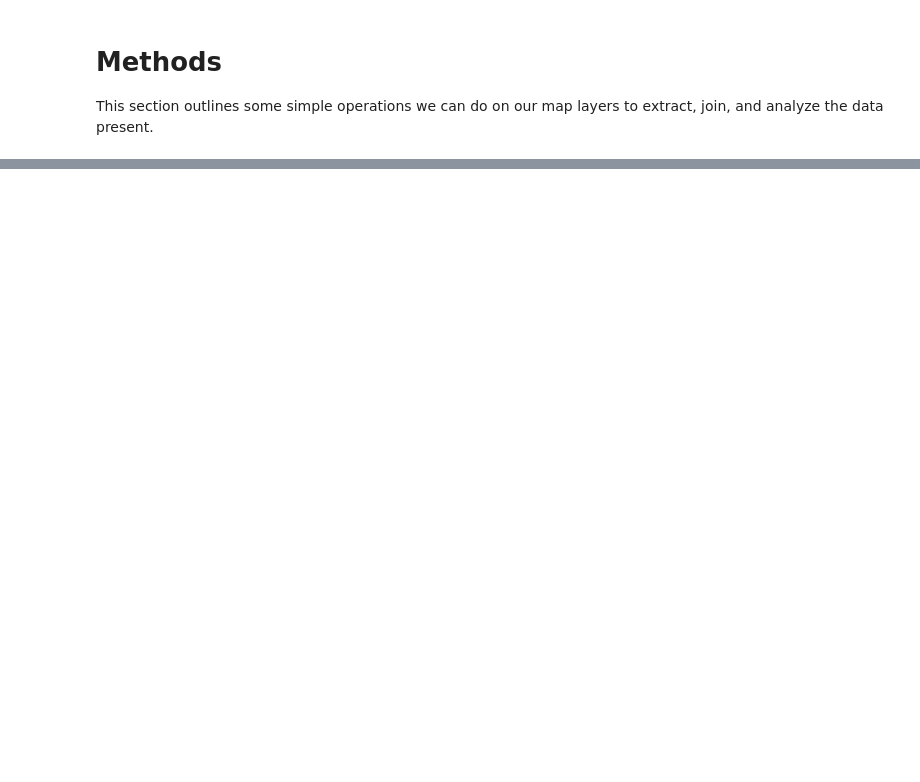
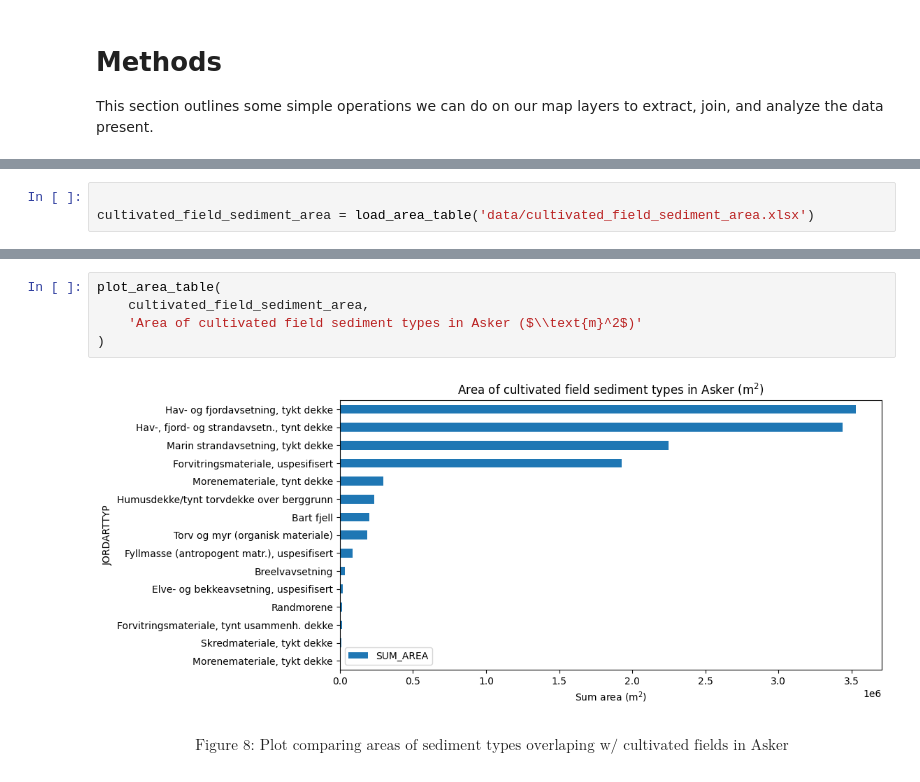
Before and after one commit to pmhalvor/geo4460, a Jupyter notebook: lab/GIS3/Halvorsen_GEO4460_GIS3.ipynb, the cells around one changed output, grey strips where cells are left out. Saved outputs shown, nothing was run; the diff lists cells and outputs as text; blank space fills up the shorter version.

```diff
--- a/lab/GIS3/Halvorsen_GEO4460_GIS3.ipynb
+++ b/lab/GIS3/Halvorsen_GEO4460_GIS3.ipynb
@@ -162,0 +233,3 @@ Sediment and ground water
+# %%
+
+cultivated_field_sediment_area = load_area_table('data/cultivated_field_sediment_area.xlsx')
@@ -162,0 +254,11 @@ Sediment and ground water
+# %%
+plot_area_table(
+    cultivated_field_sediment_area,
+    'Area of cultivated field sediment types in Asker ($\\text{m}^2$)'
+)
+# %% [output]
+[figure, added]
+# %% [markdown]
+$$
+\text{Figure 8: Plot comparing areas of sediment types overlaping w/ cultivated fields in Asker}
+$$
```
Also changed, not shown: parts of 32 cells of this notebook, 8 other files.
